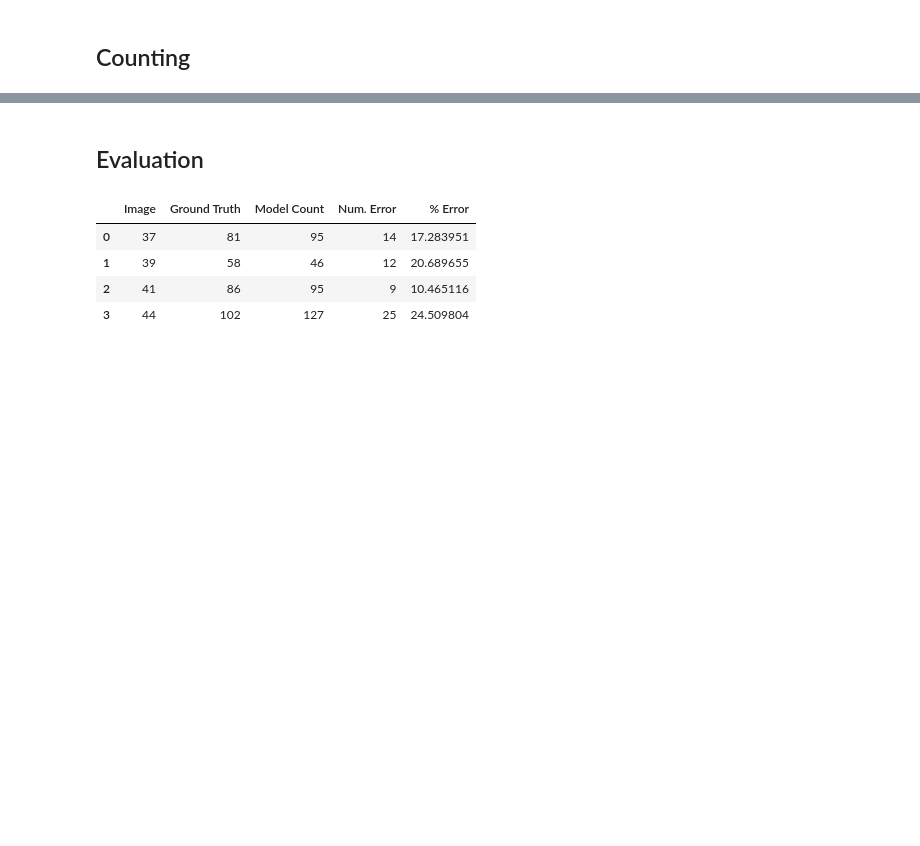
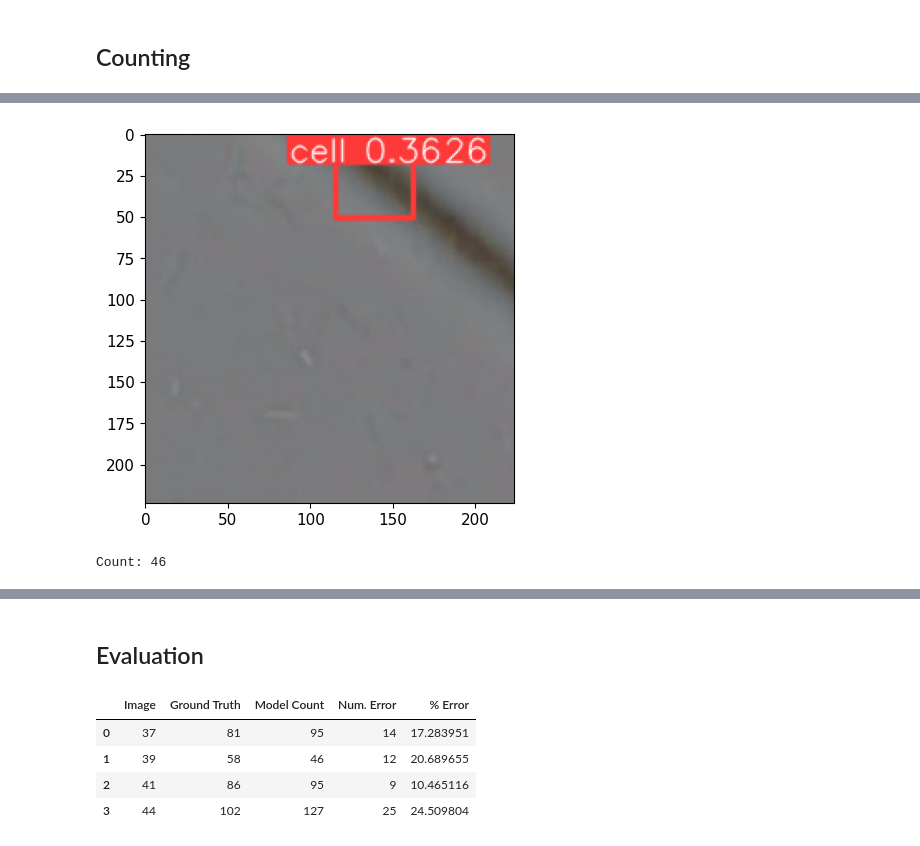
Before and after one commit to swaneekazoo/rgu-cm4105-honours, a Jupyter notebook: CM4105_Cell_Counter.ipynb, the cells around one changed output, grey strips where cells are left out. Drawn from its saved outputs; the diff is of its cells as text; code cells hidden in the pictures; blank space fills up the shorter version.

```diff
--- a/CM4105_Cell_Counter.ipynb
+++ b/CM4105_Cell_Counter.ipynb
@@ -262,0 +79,10 @@ First patch of image test_44:
+# %%
+df, img, cell_count = count_cells('39')
+
+plt.imshow(img)
+plt.show()
+print(f'Count: {cell_count}')
+cell_counts.append(cell_count)
+# %% [output]
+[figure, added]
+Count: 46
```
Also changed, not shown: parts of 25 cells of this notebook, 2 other files.
